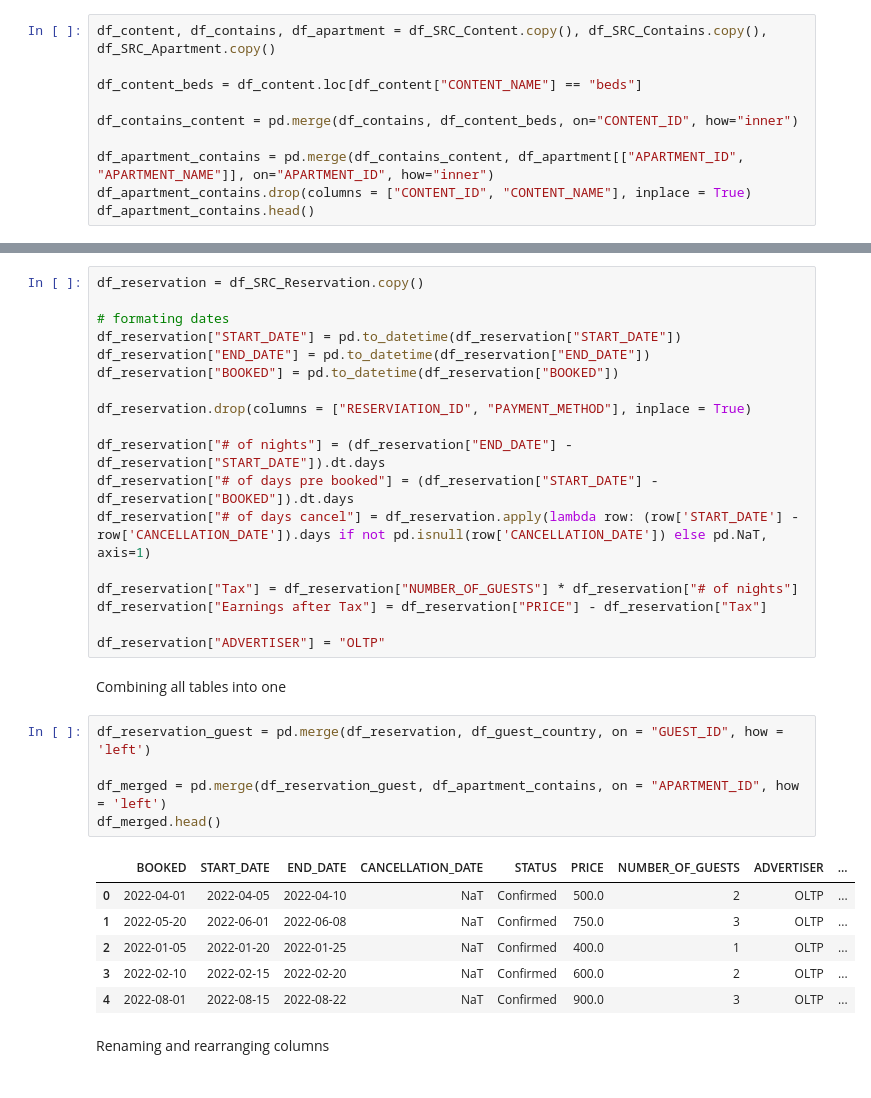
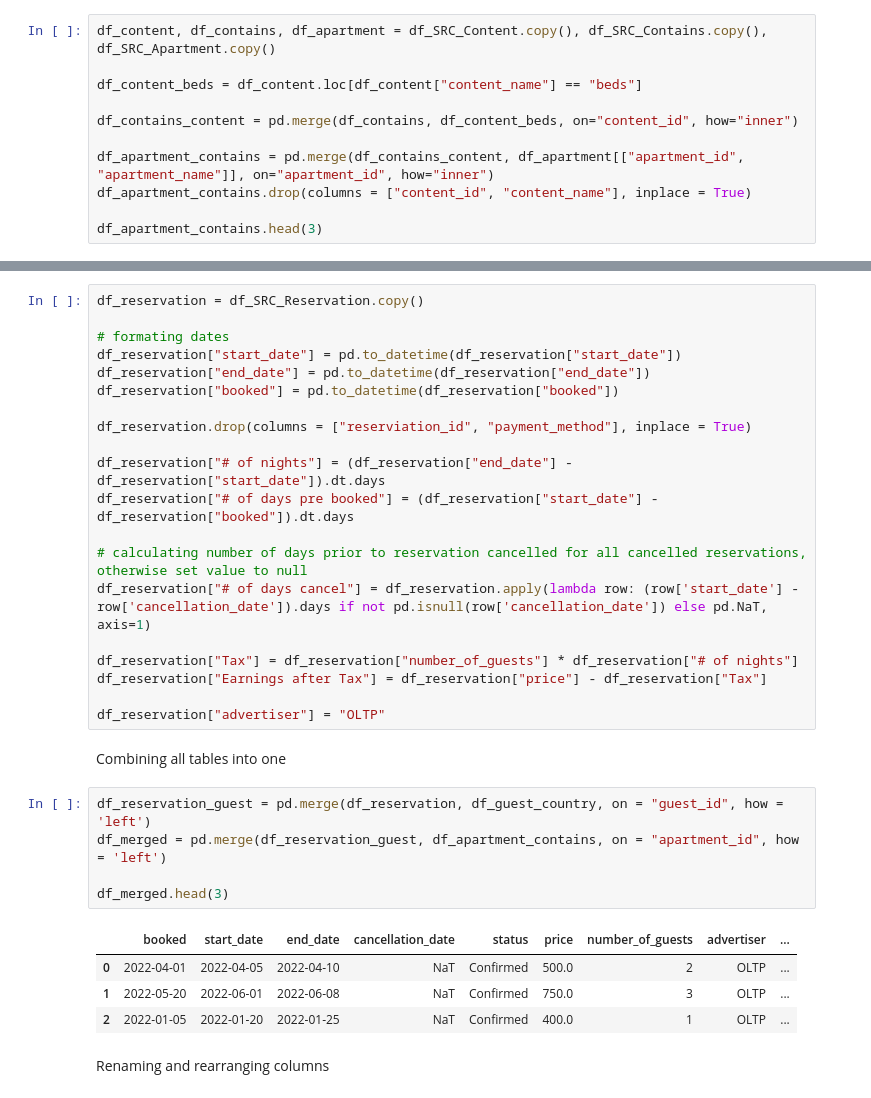
Before and after one commit to mileni98/data-warehouse, a Jupyter notebook: preprocessing/prep_oltp.ipynb, the cells around one changed output, grey strips where cells are left out. Cells and saved outputs as stored; diff of their text form.

```diff
--- a/preprocessing/prep_oltp.ipynb
+++ b/preprocessing/prep_oltp.ipynb
@@ -83,11 +86,12 @@ Extracting Number of Beds for each apartment
 # %%
 df_content, df_contains, df_apartment = df_SRC_Content.copy(), df_SRC_Contains.copy(), df_SRC_Apartment.copy()
 
-df_content_beds = df_content.loc[df_content["CONTENT_NAME"] == "beds"]
+df_content_beds = df_content.loc[df_content["content_name"] == "beds"]
 
-df_contains_content = pd.merge(df_contains, df_content_beds, on="CONTENT_ID", how="inner")
+df_contains_content = pd.merge(df_contains, df_content_beds, on="content_id", how="inner")
 
-df_apartment_contains = pd.merge(df_contains_content, df_apartment[["APARTMENT_ID", "APARTMENT_NAME"]], on="APARTMENT_ID", how="inner")
-df_apartment_contains.drop(columns = ["CONTENT_ID", "CONTENT_NAME"], inplace = True)
-df_apartment_contains.head()
+df_apartment_contains = pd.merge(df_contains_content, df_apartment[["apartment_id", "apartment_name"]], on="apartment_id", how="inner")
+df_apartment_contains.drop(columns = ["content_id", "content_name"], inplace = True)
+
+df_apartment_contains.head(3)
 # %% [output]
@@ -102,34 +105,34 @@ Calculating additional necessary attributes from data
 df_reservation = df_SRC_Reservation.copy()
 
 # formating dates
-df_reservation["START_DATE"] = pd.to_datetime(df_reservation["START_DATE"])
-df_reservation["END_DATE"] = pd.to_datetime(df_reservation["END_DATE"])
-df_reservation["BOOKED"] = pd.to_datetime(df_reservation["BOOKED"])
+df_reservation["start_date"] = pd.to_datetime(df_reservation["start_date"])
+df_reservation["end_date"] = pd.to_datetime(df_reservation["end_date"])
+df_reservation["booked"] = pd.to_datetime(df_reservation["booked"])
 
-df_reservation.drop(columns = ["RESERVIATION_ID", "PAYMENT_METHOD"], inplace = True)
+df_reservation.drop(columns = ["reserviation_id", "payment_method"], inplace = True)
 
-df_reservation["# of nights"] = (df_reservation["END_DATE"] - df_reservation["START_DATE"]).dt.days
-df_reservation["# of days pre booked"] = (df_reservation["START_DATE"] - df_reservation["BOOKED"]).dt.days
-df_reservation["# of days cancel"] = df_reservation.apply(lambda row: (row['START_DATE'] - row['CANCELLATION_DATE']).days if not pd.isnull(row['CANCELLATION_DATE']) else pd.NaT, axis=1)
+df_reservation["# of nights"] = (df_reservation["end_date"] - df_reservation["start_date"]).dt.days
+df_reservation["# of days pre booked"] = (df_reservation["start_date"] - df_reservation["booked"]).dt.days
 
-df_reservation["Tax"] = df_reservation["NUMBER_OF_GUESTS"] * df_reservation["# of nights"]
-df_reservation["Earnings after Tax"] = df_reservation["PRICE"] - df_reservation["Tax"]
+# calculating number of days prior to reservation cancelled for all cancelled reservations, otherwise set value to null
+df_reservation["# of days cancel"] = df_reservation.apply(lambda row: (row['start_date'] - row['cancellation_date']).days if not pd.isnull(row['cancellation_date']) else pd.NaT, axis=1)
 
-df_reservation["ADVERTISER"] = "OLTP"
+df_reservation["Tax"] = df_reservation["number_of_guests"] * df_reservation["# of nights"]
+df_reservation["Earnings after Tax"] = df_reservation["price"] - df_reservation["Tax"]
+
+df_reservation["advertiser"] = "OLTP"
 # %% [markdown]
 Combining all tables into one
 # %%
-df_reservation_guest = pd.merge(df_reservation, df_guest_country, on = "GUEST_ID", how = 'left')
+df_reservation_guest = pd.merge(df_reservation, df_guest_country, on = "guest_id", how = 'left')
+df_merged = pd.merge(df_reservation_guest, df_apartment_contains, on = "apartment_id", how = 'left')
 
-df_merged = pd.merge(df_reservation_guest, df_apartment_contains, on = "APARTMENT_ID", how = 'left')
-df_merged.head()
+df_merged.head(3)
 # %% [output]
-|  | BOOKED | START_DATE | END_DATE | CANCELLATION_DATE | STATUS | PRICE | NUMBER_OF_GUESTS | ADVERTISER | ... |
+|  | booked | start_date | end_date | cancellation_date | status | price | number_of_guests | advertiser | ... |
 | 0 | 2022-04-01 | 2022-04-05 | 2022-04-10 | NaT | Confirmed | 500.0 | 2 | OLTP | ... |
 | 1 | 2022-05-20 | 2022-06-01 | 2022-06-08 | NaT | Confirmed | 750.0 | 3 | OLTP | ... |
 | 2 | 2022-01-05 | 2022-01-20 | 2022-01-25 | NaT | Confirmed | 400.0 | 1 | OLTP | ... |
-| 3 | 2022-02-10 | 2022-02-15 | 2022-02-20 | NaT | Confirmed | 600.0 | 2 | OLTP | ... |
-| 4 | 2022-08-01 | 2022-08-15 | 2022-08-22 | NaT | Confirmed | 900.0 | 3 | OLTP | ... |
 # %% [markdown]
 Renaming and rearranging columns
 # %%
```
Also changed, not shown: parts of 10 cells of this notebook, 56 other files.
